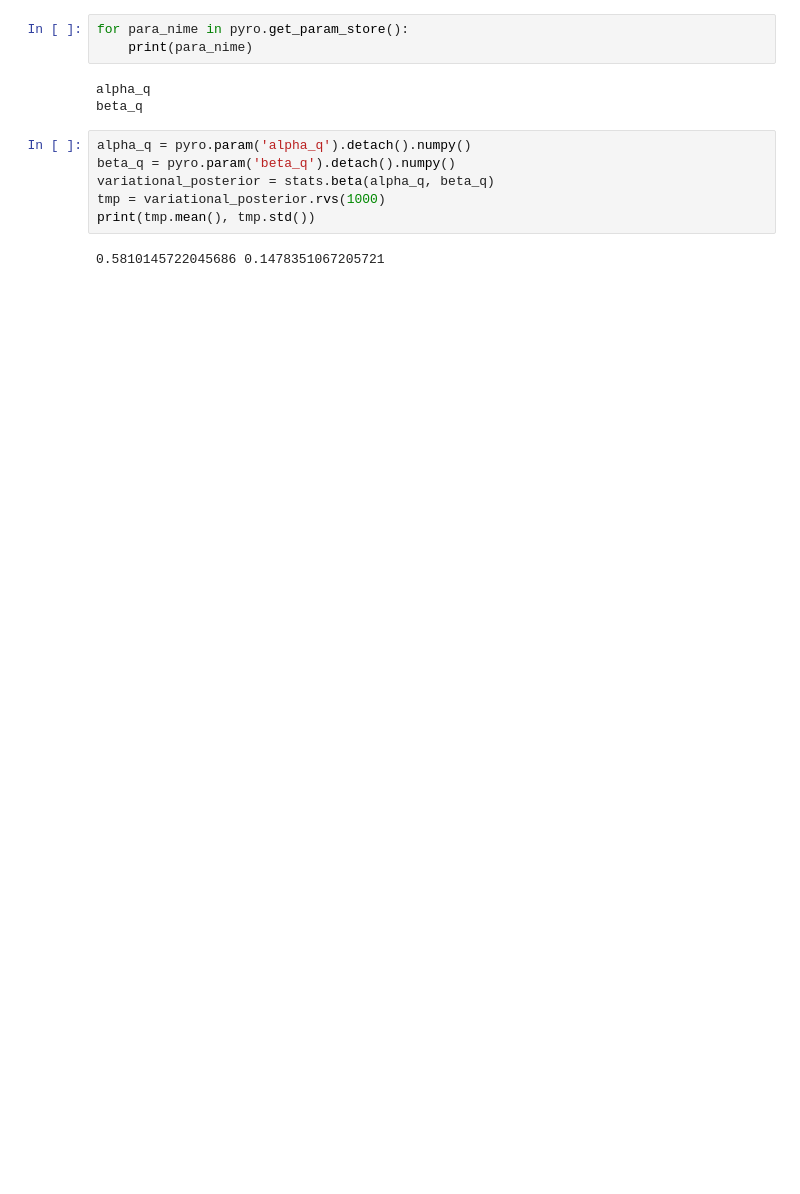
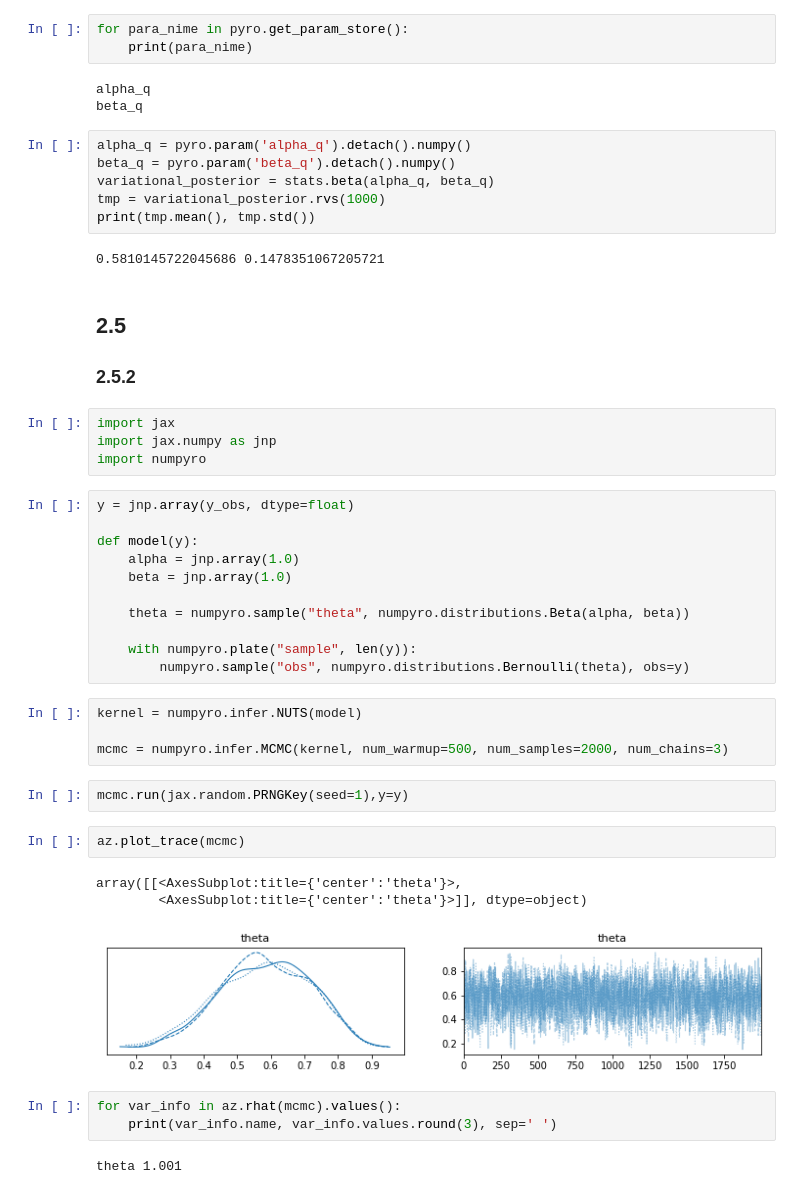
Before and after one commit to gomi-kuzu/practice_bayes_by_py, a Jupyter notebook: Section2.ipynb, the cells around one changed output. Cells and saved outputs as stored; diff of their text form; blank space fills up the shorter version.

```diff
--- a/Section2.ipynb
+++ b/Section2.ipynb
@@ -98,3 +99,38 @@ tmp = variational_posterior.rvs(1000)
 print(tmp.mean(), tmp.std())
 # %% [output]
 0.5810145722045686 0.1478351067205721
+# %% [markdown]
+## 2.5
+### 2.5.2
+# %%
+import jax
+import jax.numpy as jnp
+import numpyro
+# %%
+y = jnp.array(y_obs, dtype=float)
+
+def model(y):
+    alpha = jnp.array(1.0)
+    beta = jnp.array(1.0)
+
+    theta = numpyro.sample("theta", numpyro.distributions.Beta(alpha, beta))
+
+    with numpyro.plate("sample", len(y)):
+        numpyro.sample("obs", numpyro.distributions.Bernoulli(theta), obs=y)
+# %%
+kernel = numpyro.infer.NUTS(model)
+
+mcmc = numpyro.infer.MCMC(kernel, num_warmup=500, num_samples=2000, num_chains=3)
+# %%
+mcmc.run(jax.random.PRNGKey(seed=1),y=y)
+# %%
+az.plot_trace(mcmc)
+# %% [output]
+array([[<AxesSubplot:title={'center':'theta'}>,
+        <AxesSubplot:title={'center':'theta'}>]], dtype=object)
+[figure, added]
+# %%
+for var_info in az.rhat(mcmc).values():
+    print(var_info.name, var_info.values.round(3), sep=' ')
+# %% [output]
+theta 1.001
```
Also changed, not shown: parts of 3 cells of this notebook, 2 other files.
